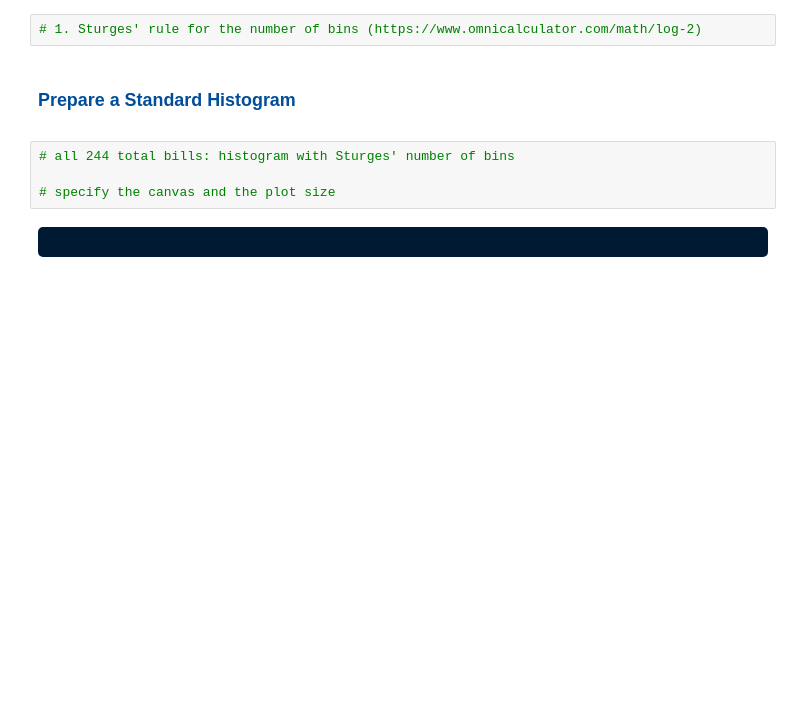
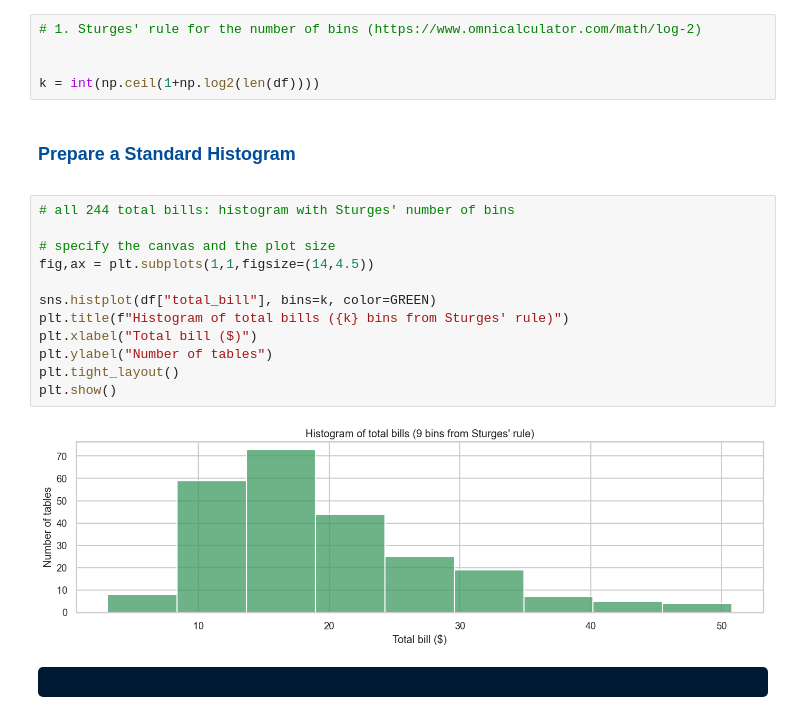
Before and after one commit to RiteshPardeshi1/Statistics-in-Python-Practice, a Jupyter notebook: 26th-Statistics.ipynb, the cells around one changed output. Drawn from its saved outputs; the diff is of its cells as text; blank space fills up the shorter version.

```diff
--- a/26th-Statistics.ipynb
+++ b/26th-Statistics.ipynb
@@ -446,12 +446,25 @@ The height of each jar's pile is the histogram.
 <div style="color:#004d99;"><h3> Calculate the number of bins using Sturges rule </h3></div>
 # %%
 # 1. Sturges' rule for the number of bins (https://www.omnicalculator.com/math/log-2)
+
+
+k = int(np.ceil(1+np.log2(len(df))))
 # %% [markdown]
 <div style="color:#004d99;"><h3> Prepare a Standard Histogram </h3></div>
 # %%
 # all 244 total bills: histogram with Sturges' number of bins
 
 # specify the canvas and the plot size
+fig,ax = plt.subplots(1,1,figsize=(14,4.5))
+
+sns.histplot(df["total_bill"], bins=k, color=GREEN)
+plt.title(f"Histogram of total bills ({k} bins from Sturges' rule)")
+plt.xlabel("Total bill ($)")
+plt.ylabel("Number of tables")
+plt.tight_layout()
+plt.show()
+# %% [output]
+[figure, added]
 # %% [markdown]
 <div style="background:	#001a33; color:#FFF; padding:15px; border-radius:5px;">
 
```
Also changed, not shown: parts of 18 cells of this notebook.
